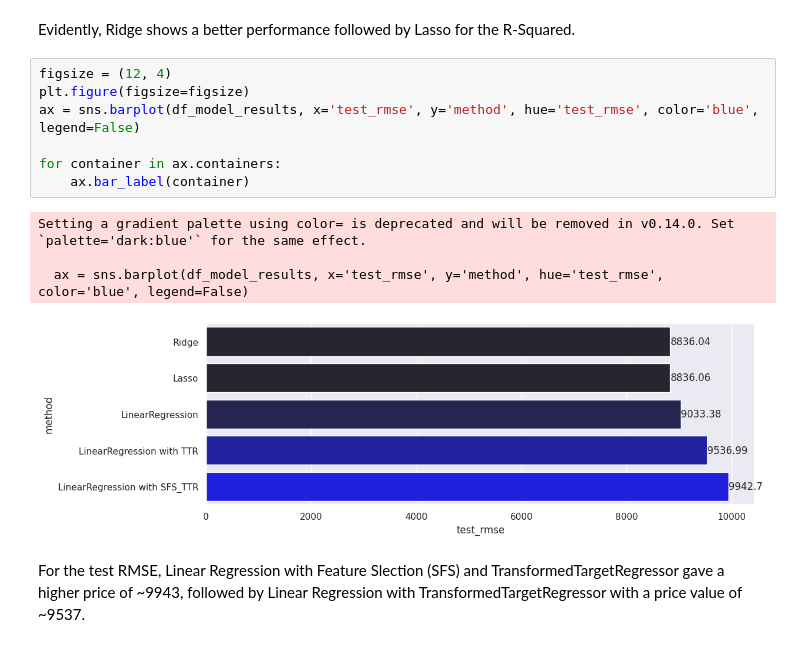
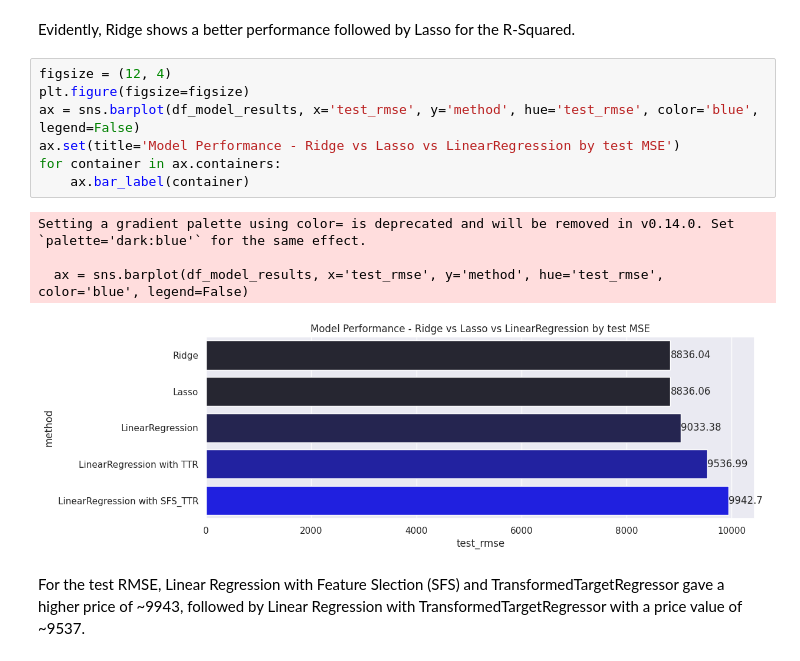
Before and after one commit to deepasarojam-2024/UC-Berkeley-ML-AI, a Jupyter notebook: Regression_Model_Used_Cars/used_cars_regression_model.ipynb, the cells around one changed output. Cells and saved outputs as stored; diff of their text form.

```diff
--- a/Regression_Model_Used_Cars/used_cars_regression_model.ipynb
+++ b/Regression_Model_Used_Cars/used_cars_regression_model.ipynb
@@ -1748,14 +1791,14 @@ Evidently, Ridge shows a better performance followed by Lasso for the R-Squared.
 # %%
 figsize = (12, 4)
 plt.figure(figsize=figsize)
 ax = sns.barplot(df_model_results, x='test_rmse', y='method', hue='test_rmse', color='blue', legend=False)
-
+ax.set(title='Model Performance - Ridge vs Lasso vs LinearRegression by test MSE')
 for container in ax.containers:
     ax.bar_label(container)
 # %% [output]
 Setting a gradient palette using color= is deprecated and will be removed in v0.14.0. Set `palette='dark:blue'` for the same effect.
 
   ax = sns.barplot(df_model_results, x='test_rmse', y='method', hue='test_rmse', color='blue', legend=False)
-[figure, old version]
+[figure, new version]
 # %% [markdown]
 For the test RMSE, Linear Regression with Feature Slection (SFS) and TransformedTargetRegressor gave a higher price of ~9943, followed by Linear Regression with TransformedTargetRegressor with a price value of ~9537.
```
Also changed, not shown: parts of 60 cells of this notebook.
